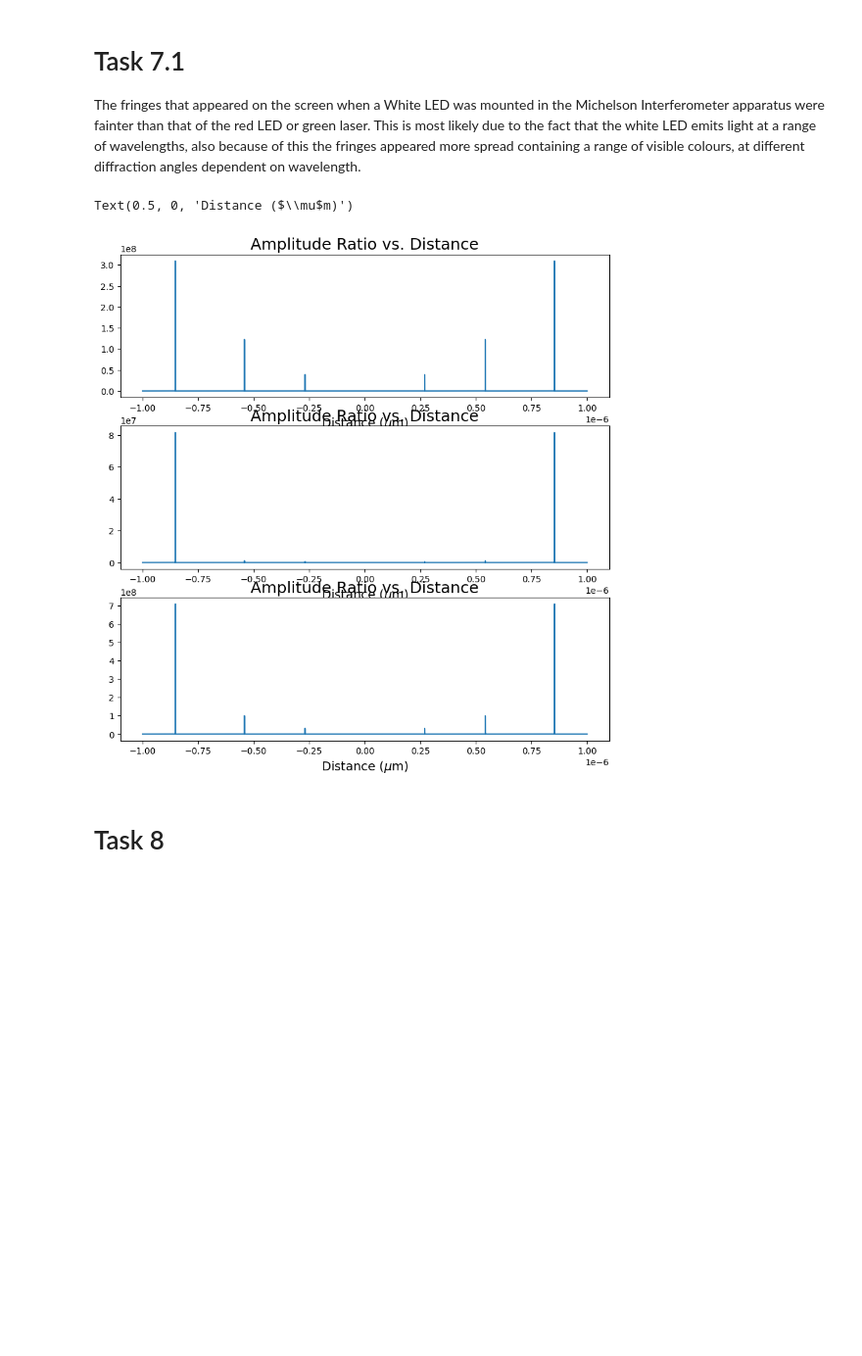
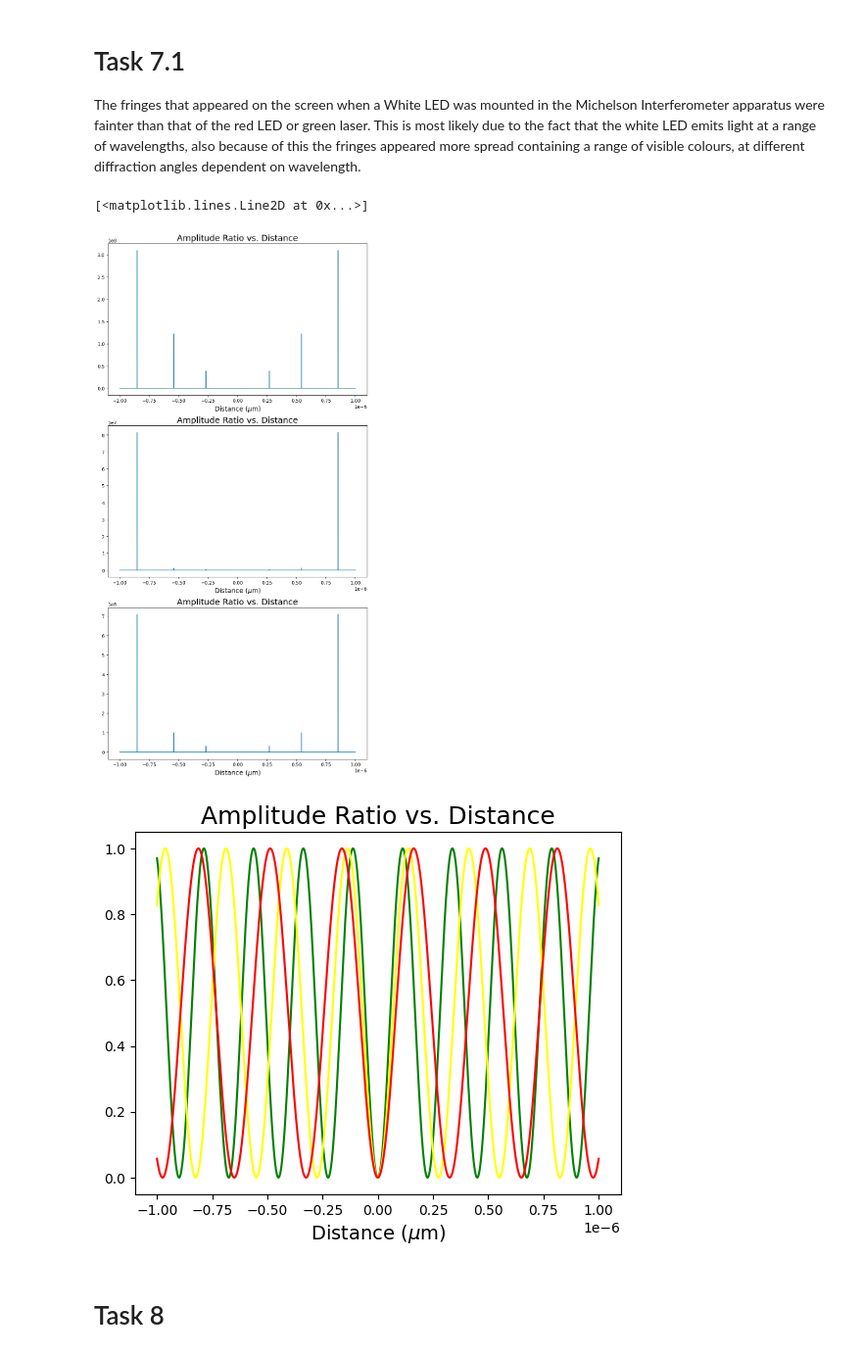
Before and after one commit to lewismcnish/Physics, a Jupyter notebook: Labs/Michelsons_Interferometer/Interferometry.ipynb, the cells around one changed output. Shown at 98% size. Saved outputs shown, nothing was run; the diff lists cells and outputs as text; code cells hidden in the pictures; blank space fills up the shorter version.

Commit message:
added graph 4 to task 7.1

```diff
--- a/Labs/Michelsons_Interferometer/Interferometry.ipynb
+++ b/Labs/Michelsons_Interferometer/Interferometry.ipynb
@@ -265,34 +265,44 @@ The fringes that appeared on the screen when a White LED was mounted in the Mich
 # %%
 def amplitude(d, lam):
     return (np.sin(2*np.pi*d/(lam)))
 def Int(d, lam):
     return (np.abs(amplitude(d, lam)))**2
 def totInt(d, lam1, lam2, lam3):
     return (np.abs(amplitude(d, lam1) + amplitude(d, lam2) + amplitude(d, lam3)))**2
 def ampratio(d,lam, lam2, lam3):
     return (Int(d, lam)/totInt(d, lam, lam2, lam3))
 
 lamb = [450e-9, 550e-9, 650e-9]
 d= np.linspace(-1e-6, 1e-6, 100000)
 
-plt.figure(figsize = (10,10))
+plt.figure(figsize = (10,20))
 plt.subplot(3,1,1)
 plt.plot(d, ampratio(d, lamb[0], lamb[1], lamb[2]))
 plt.title('Amplitude Ratio vs. Distance', fontsize=title_size)
 plt.xlabel(r'Distance ($\mu$m)', fontsize=axis_size)
 
 plt.subplot(3,1,2)
 plt.plot(d, ampratio(d, lamb[1], lamb[0], lamb[2]))
 plt.title('Amplitude Ratio vs. Distance', fontsize=title_size)
 plt.xlabel(r'Distance ($\mu$m)', fontsize=axis_size)
 
 plt.subplot(3,1,3)
 plt.plot(d, ampratio(d, lamb[2], lamb[0], lamb[1]))
 plt.title('Amplitude Ratio vs. Distance', fontsize=title_size)
 plt.xlabel(r'Distance ($\mu$m)', fontsize=axis_size)
+
+
+plt.figure()
+
+plt.plot(d, Int(d, lamb[0]),color = 'green')
+plt.title('Amplitude Ratio vs. Distance', fontsize=title_size)
+plt.xlabel(r'Distance ($\mu$m)', fontsize=axis_size)
+plt.plot(d, Int(d, lamb[1]), color = 'yellow')
+plt.plot(d, Int(d, lamb[2]), color = 'red')
 # %% [output]
-Text(0.5, 0, 'Distance ($\\mu$m)')
+[<matplotlib.lines.Line2D at 0x...>]
-[figure, old version]
+[figure, new version]
+[figure, added]
 # %% [markdown]
 # Task 8
 # %%
```
Also changed, not shown: parts of 1 cell of this notebook.
